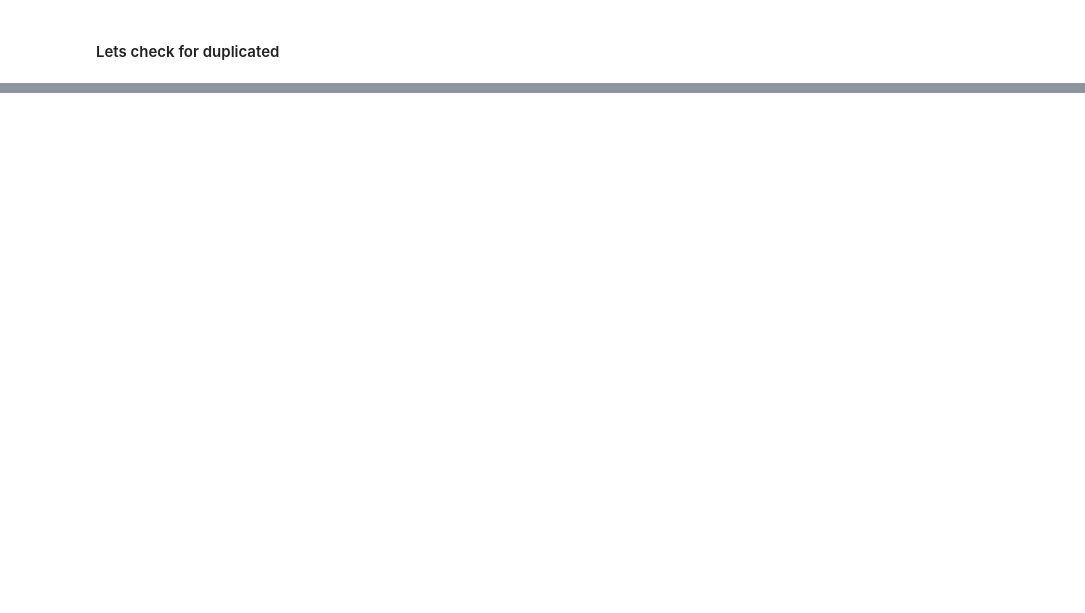
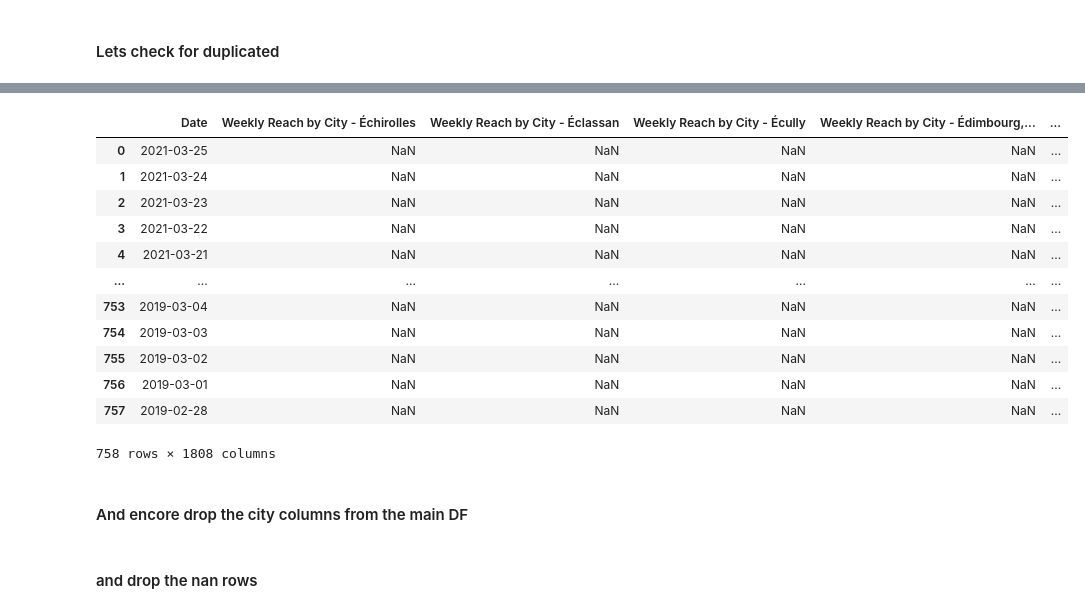
Before and after one commit to BrunaClo/Refyld, a Jupyter notebook: Refyld.ipynb, the cells around one changed output, grey strips where cells are left out. Drawn from its saved outputs; the diff is of its cells as text; code cells hidden in the pictures; blank space fills up the shorter version.

```diff
--- a/Refyld.ipynb
+++ b/Refyld.ipynb
@@ -110,7 +199,6 @@ def get_date_sep(x):
     df_month = pd.DataFrame()
     df_month = df_month.append(x['Date'])
     df_others = pd.DataFrame()
-    df_others = df_others.append(x['Date'])
     for i in x:
         if 'Daily' in i :
             df_day = df_day.append(x[f'{i}'])
@@ -118,7 +206,7 @@ def get_date_sep(x):
             df_week = df_week.append(x[f'{i}'])
         if '28' in i :
             df_month = df_month.append(x[f'{i}'])
-        else :
+        elif 'Daily' not in i and  'Weekly' not in i and '28' not in i :
             df_others = df_others.append(x[f'{i}'])
 
     return df_day.T, df_week.T, df_month.T, df_others.T
@@ -129,5 +215,2 @@ df_day
-# %%
-for i in df_day:
-    print(i)
 # %%
 df_week
@@ -142,0 +276,28 @@ df.shape[1] - (df_day.shape[1] + df_week.shape[1] + df_month.shape[1])
+# %%
+def get_city(x):
+    l = ['Date']
+    for i in x:
+        if 'City' in i or 'city' in i:
+            l.append(i)
+
+    return x[l], l[1:]
+# %%
+df_week_city, cols_city = get_city(df_week)
+# %%
+df_week_city
+# %% [output]
+|  | Date | Weekly Reach by City - Échirolles | Weekly Reach by City - Éclassan | Weekly Reach by City - Écully | Weekly Reach by City - Édimbourg,... | ... |
+| 0 | 2021-03-25 | NaN | NaN | NaN | NaN | ... |
+| 1 | 2021-03-24 | NaN | NaN | NaN | NaN | ... |
+| 2 | 2021-03-23 | NaN | NaN | NaN | NaN | ... |
+| 3 | 2021-03-22 | NaN | NaN | NaN | NaN | ... |
+| 4 | 2021-03-21 | NaN | NaN | NaN | NaN | ... |
+| ... | ... | ... | ... | ... | ... | ... |
+| 753 | 2019-03-04 | NaN | NaN | NaN | NaN | ... |
+| 754 | 2019-03-03 | NaN | NaN | NaN | NaN | ... |
+| 755 | 2019-03-02 | NaN | NaN | NaN | NaN | ... |
+| 756 | 2019-03-01 | NaN | NaN | NaN | NaN | ... |
+| 757 | 2019-02-28 | NaN | NaN | NaN | NaN | ... |
+758 rows × 1808 columns
+# %% [markdown]
+#### And encore drop the city columns from the main DF
@@ -142,0 +306,2 @@ df.shape[1] - (df_day.shape[1] + df_week.shape[1] + df_month.shape[1])
+# %% [markdown]
+#### and drop the nan rows
```
Also changed, not shown: parts of 73 cells of this notebook.
